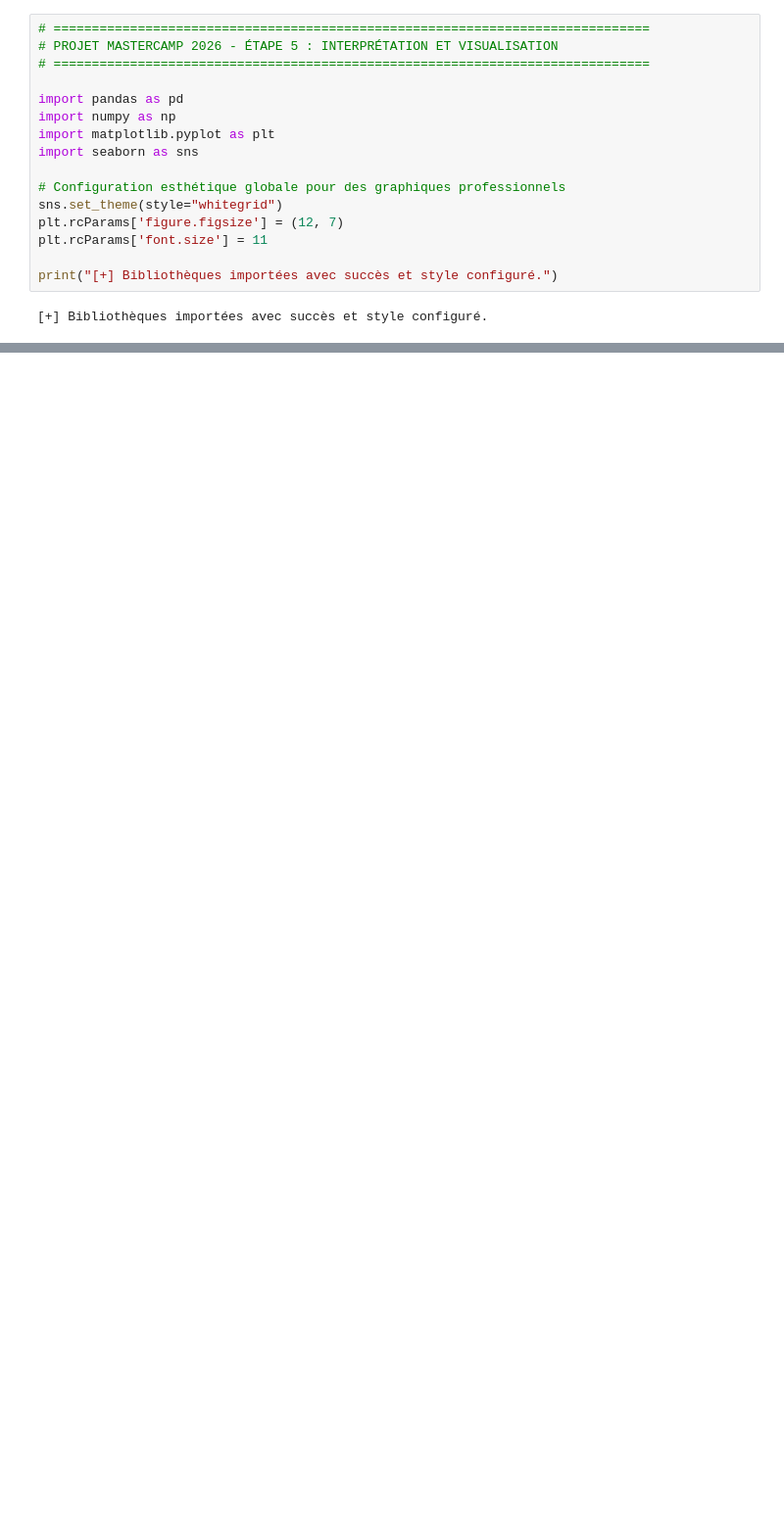
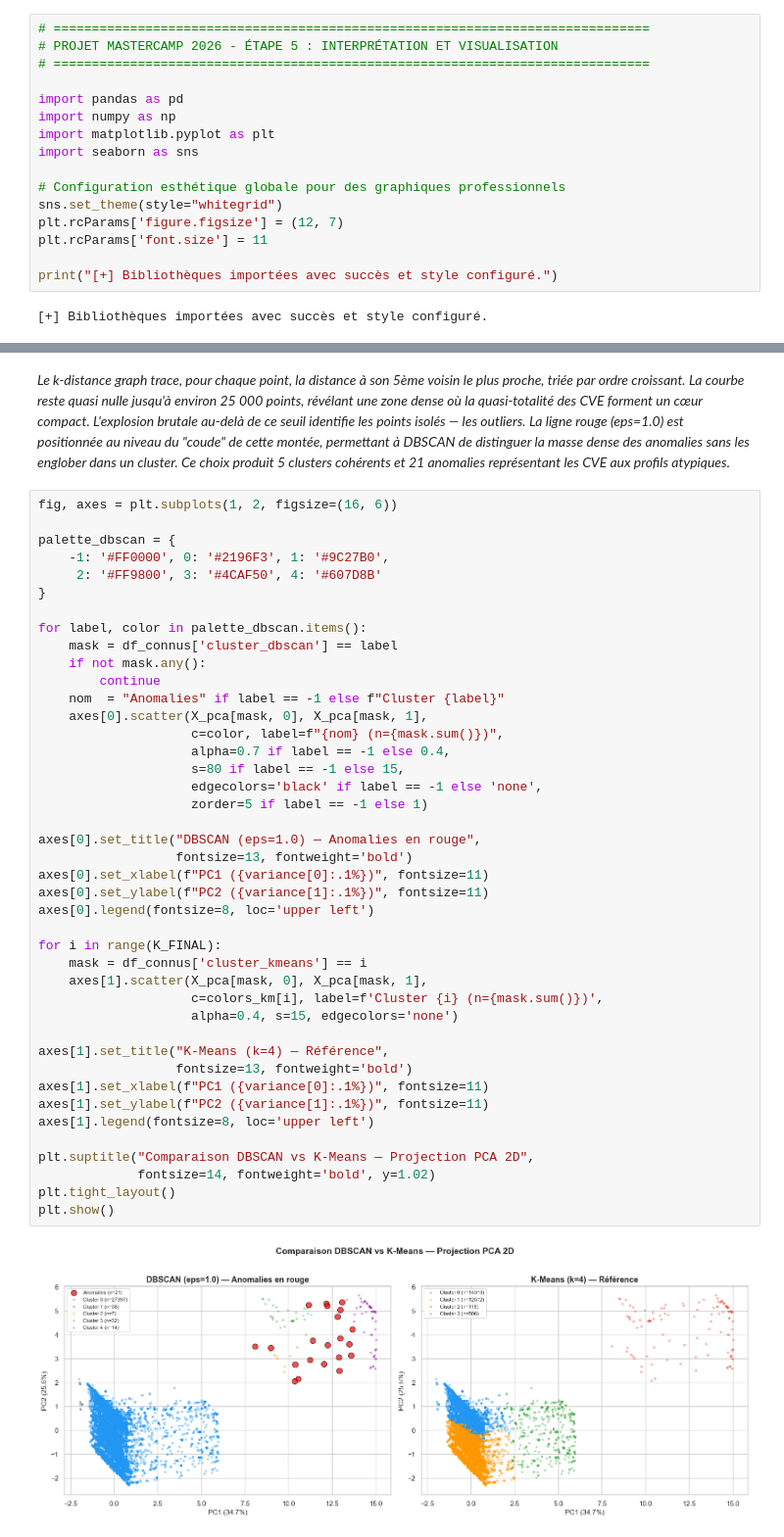
Before and after one commit to Gaellecourr/ProjetFinalAtelierData, a Jupyter notebook: Visualizations.ipynb, the cells around one changed output, grey strips where cells are left out. Shown at 98% size. Cells and saved outputs as stored; diff of their text form; blank space fills up the shorter version.

```diff
--- a/Visualizations.ipynb
+++ b/Visualizations.ipynb
@@ -236,0 +536,46 @@ plt.show()
+# %% [markdown]
+*Le k-distance graph trace, pour chaque point, la distance à son 5ème voisin le plus proche, triée par ordre croissant. La courbe reste quasi nulle jusqu'à environ 25 000 points, révélant une zone dense où la quasi-totalité des CVE forment un cœur compact. L'explosion brutale au-delà de ce seuil identifie les points isolés — les outliers. La ligne rouge (eps=1.0) est positionnée au niveau du "coude" de cette montée, permettant à DBSCAN de distinguer la masse dense des anomalies sans les englober dans un cluster. Ce choix produit 5 clusters cohérents et 21 anomalies représentant les CVE aux profils atypiques.*
+# %%
+fig, axes = plt.subplots(1, 2, figsize=(16, 6))
+
+palette_dbscan = {
+    -1: '#FF0000', 0: '#2196F3', 1: '#9C27B0',
+     2: '#FF9800', 3: '#4CAF50', 4: '#607D8B'
+}
+
+for label, color in palette_dbscan.items():
+    mask = df_connus['cluster_dbscan'] == label
+    if not mask.any():
+        continue
+    nom  = "Anomalies" if label == -1 else f"Cluster {label}"
+    axes[0].scatter(X_pca[mask, 0], X_pca[mask, 1],
+                    c=color, label=f"{nom} (n={mask.sum()})",
+                    alpha=0.7 if label == -1 else 0.4,
+                    s=80 if label == -1 else 15,
+                    edgecolors='black' if label == -1 else 'none',
+                    zorder=5 if label == -1 else 1)
+
+axes[0].set_title("DBSCAN (eps=1.0) — Anomalies en rouge",
+                  fontsize=13, fontweight='bold')
+axes[0].set_xlabel(f"PC1 ({variance[0]:.1%})", fontsize=11)
+axes[0].set_ylabel(f"PC2 ({variance[1]:.1%})", fontsize=11)
+axes[0].legend(fontsize=8, loc='upper left')
+
+for i in range(K_FINAL):
+    mask = df_connus['cluster_kmeans'] == i
+    axes[1].scatter(X_pca[mask, 0], X_pca[mask, 1],
+                    c=colors_km[i], label=f'Cluster {i} (n={mask.sum()})',
+                    alpha=0.4, s=15, edgecolors='none')
+
+axes[1].set_title("K-Means (k=4) — Référence",
+                  fontsize=13, fontweight='bold')
+axes[1].set_xlabel(f"PC1 ({variance[0]:.1%})", fontsize=11)
+axes[1].set_ylabel(f"PC2 ({variance[1]:.1%})", fontsize=11)
+axes[1].legend(fontsize=8, loc='upper left')
+
+plt.suptitle("Comparaison DBSCAN vs K-Means — Projection PCA 2D",
+             fontsize=14, fontweight='bold', y=1.02)
+plt.tight_layout()
+plt.show()
+# %% [output]
+[figure, added]
```
Also changed, not shown: parts of 43 cells of this notebook, 1 other file.
